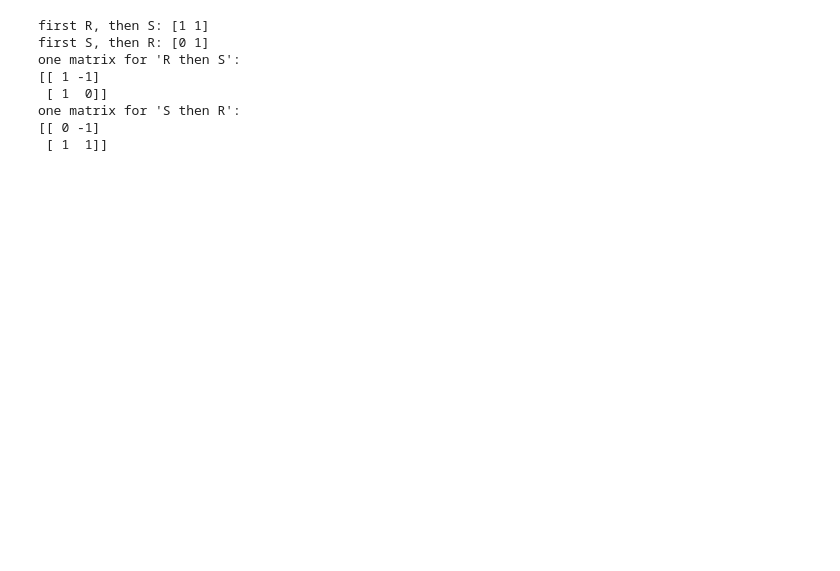
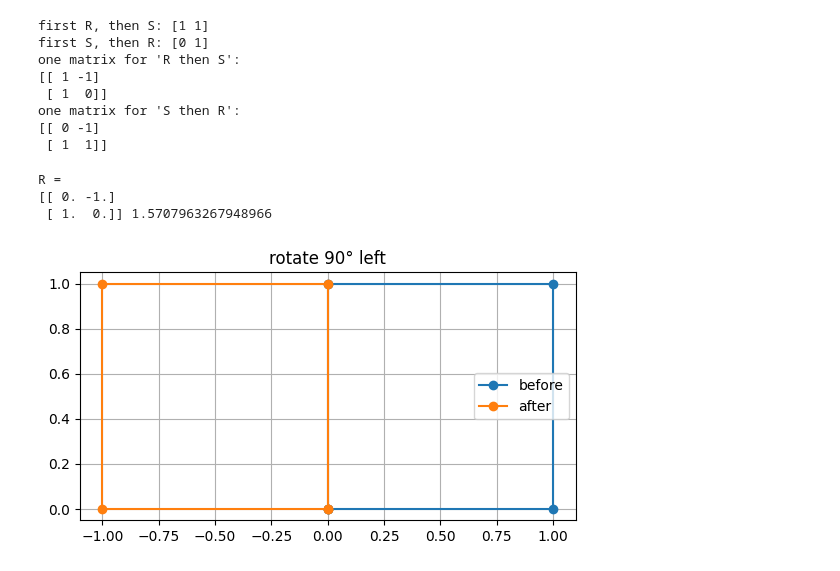
Before and after one commit to AsfandyarFarooqi/learning-log, a Jupyter notebook: week02_matrices.ipynb, the cells around one changed output. Cells and saved outputs as stored; diff of their text form; code cells hidden in the pictures; blank space fills up the shorter version.

```diff
--- a/week02_matrices.ipynb
+++ b/week02_matrices.ipynb
@@ -26,3 +26,35 @@ one matrix for 'R then S':
 one matrix for 'S then R':
 [[ 0 -1]
  [ 1  1]]
+# %%
+#Wednesday transforming a cell
+import numpy as np
+import matplotlib.pyplot as plt
+
+square = np.array([
+    [0, 1, 1, 0, 0],   # x of each corner
+    [0, 0, 1, 1, 0],   # y of each corner
+])
+
+
+def show(before, after, title):
+    plt.plot(before[0], before[1], "o-", label="before")
+    plt.plot(after[0], after[1], "o-", label="after")
+    plt.gca().set_aspect("equal")
+    plt.grid(True)
+    plt.legend()
+    plt.title(title)
+    plt.show()
+
+
+theta = np.radians(90)
+R = np.array([[np.cos(theta), -np.sin(theta)],
+              [np.sin(theta),  np.cos(theta)]])
+print("R =")
+print(np.round(R,0),theta)
+show(square, R @ square, "rotate 90° left")
+# %% [output]
+R =
+[[ 0. -1.]
+ [ 1.  0.]] 1.5707963267948966
+[figure, added]
```
Also changed, not shown: parts of 2 cells of this notebook.
